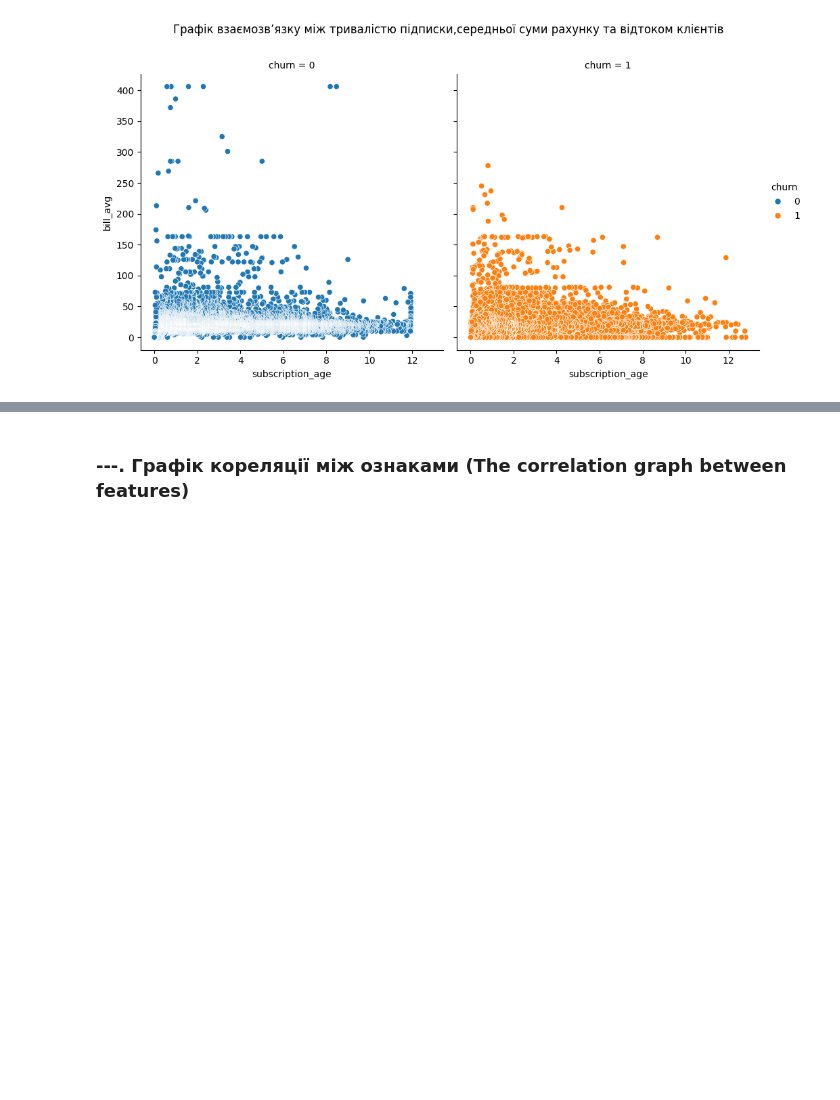
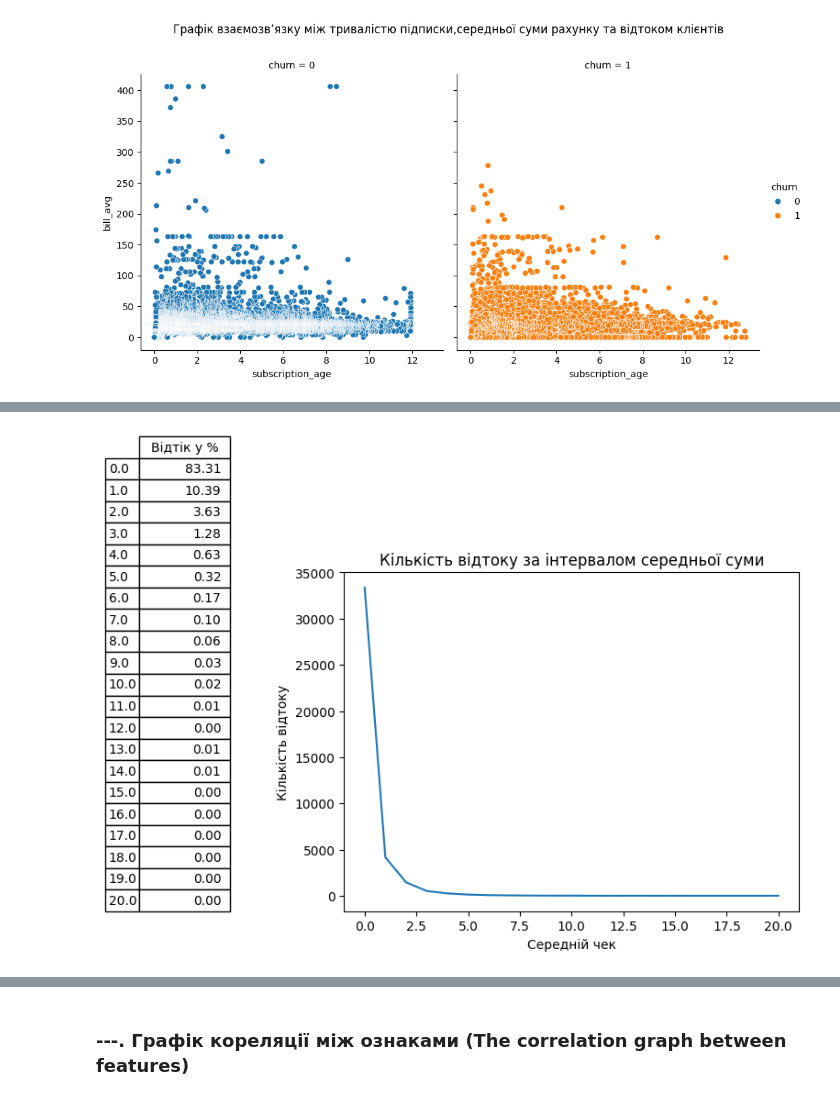
Before and after one commit to MaksimDar/telecom-churn-prediction, a Jupyter notebook: notebooks/01_eda.ipynb, the cells around one changed output, grey strips where cells are left out. Saved outputs shown, nothing was run; the diff lists cells and outputs as text; code cells hidden in the pictures; blank space fills up the shorter version.

```diff
--- a/notebooks/01_eda.ipynb
+++ b/notebooks/01_eda.ipynb
@@ -461,0 +509,24 @@ This graph shows no significant differences in the interaction between the varia
+# %%
+min_service_failure = float(df_copy['service_failure_count'].min())
+max_service_failure = float(df_copy['service_failure_count'].max())
+column_service_failure = 'service_failure_count'
+service_failure_interval = 1
+service_failure_procedural_slip = 1
+
+necessary_service_dict = get_churn_distribution(min_service_failure, max_service_failure,column_service_failure,service_failure_interval,service_failure_procedural_slip)
+service_failure_list,churn_quantity_list_f = return_results_as_lists(min_service_failure, max_service_failure,column_service_failure, necessary_service_dict,service_failure_interval,service_failure_procedural_slip)
+# %%
+total_churn = sum(churn_quantity_list_f)
+cell_text_service_failure = [['%1.2f' % ((x / total_churn) * 100)] for x in churn_quantity_list_f]
+
+plt.plot(service_failure_list,churn_quantity_list_f)
+plt.title('Кількість відтоку за інтервалом середньої суми')
+plt.xlabel('Середній чек')
+plt.ylabel('Кількість відтоку')
+# plt.title('Churn volume by subscription age interval')
+the_table_service_failure = plt.table(cellText=cell_text_service_failure,rowLabels=service_failure_list,colLabels=['Відтік y %'], loc='left',bbox=[-0.45, 0, 0.2, 1.4] )
+the_table_service_failure.auto_set_font_size(False)
+the_table_service_failure.set_fontsize(10)
+plt.show()
+# %% [output]
+[figure, added]
```
Also changed, not shown: parts of 20 cells of this notebook.
